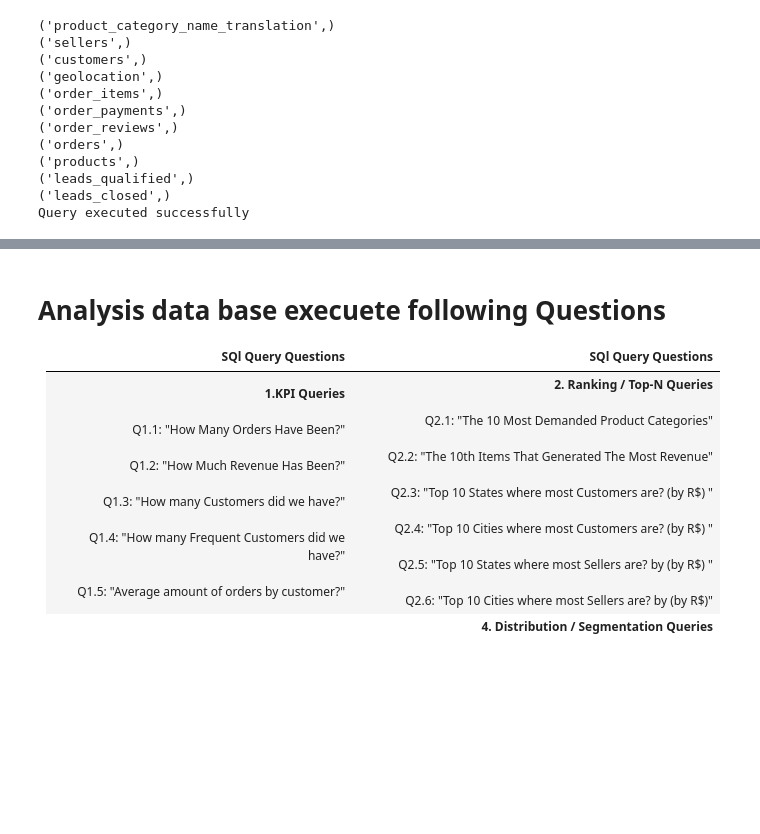
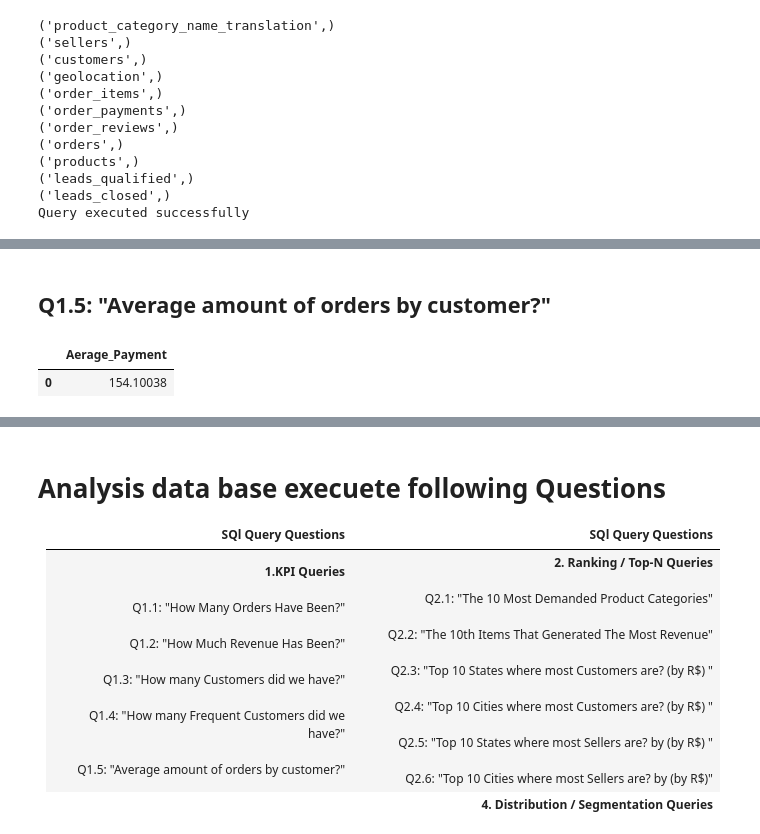
Before and after one commit to arun8nov/SQL_Practice, a Jupyter notebook: SQL_Practice.ipynb, the cells around one changed output, grey strips where cells are left out. Drawn from its saved outputs; the diff is of its cells as text; code cells hidden in the pictures; blank space fills up the shorter version.

```diff
--- a/SQL_Practice.ipynb
+++ b/SQL_Practice.ipynb
@@ -156,0 +217,11 @@ Query executed successfully
+# %% [markdown]
+## Q1.5: "Average amount of orders by customer?"
+# %%
+query_db("""
+SELECT
+  AVG(payment_value) AS Aerage_Payment
+FROM order_payments
+""")
+# %% [output]
+|  | Aerage_Payment |
+| 0 | 154.10038 |
```
Also changed, not shown: parts of 10 cells of this notebook.
